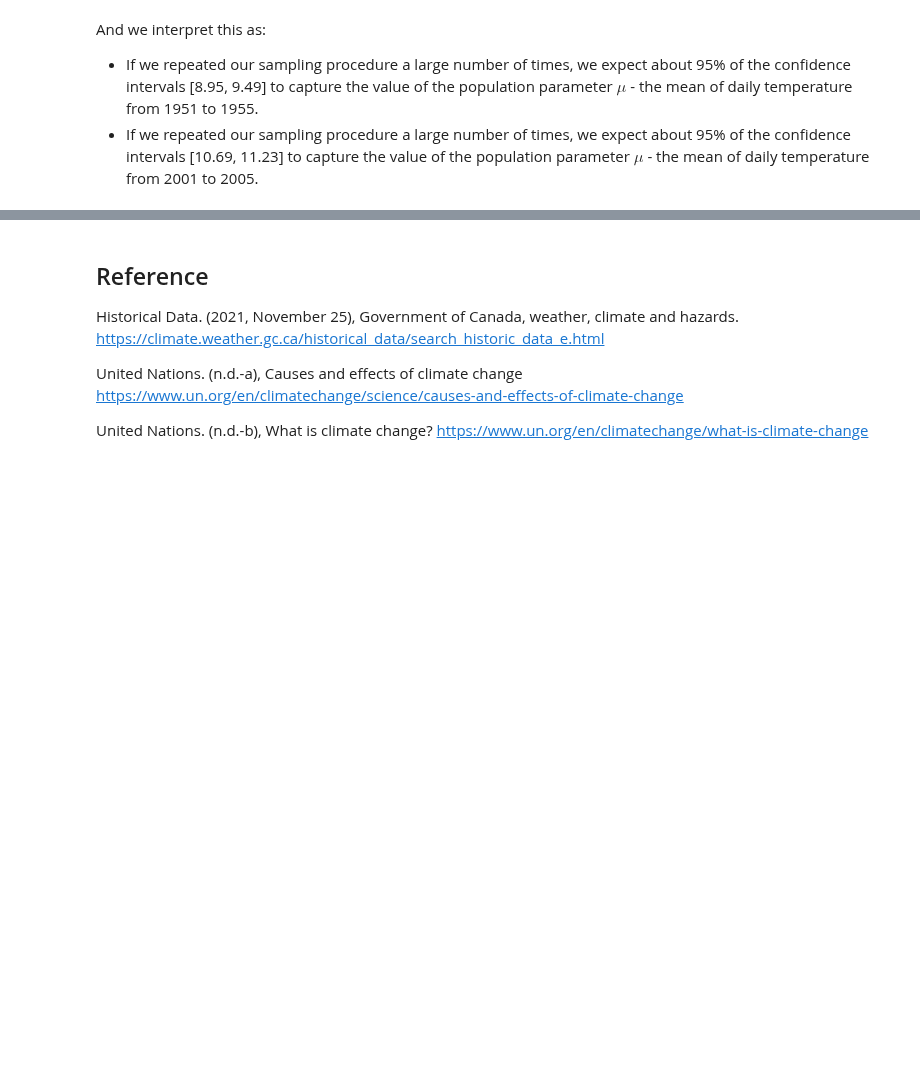
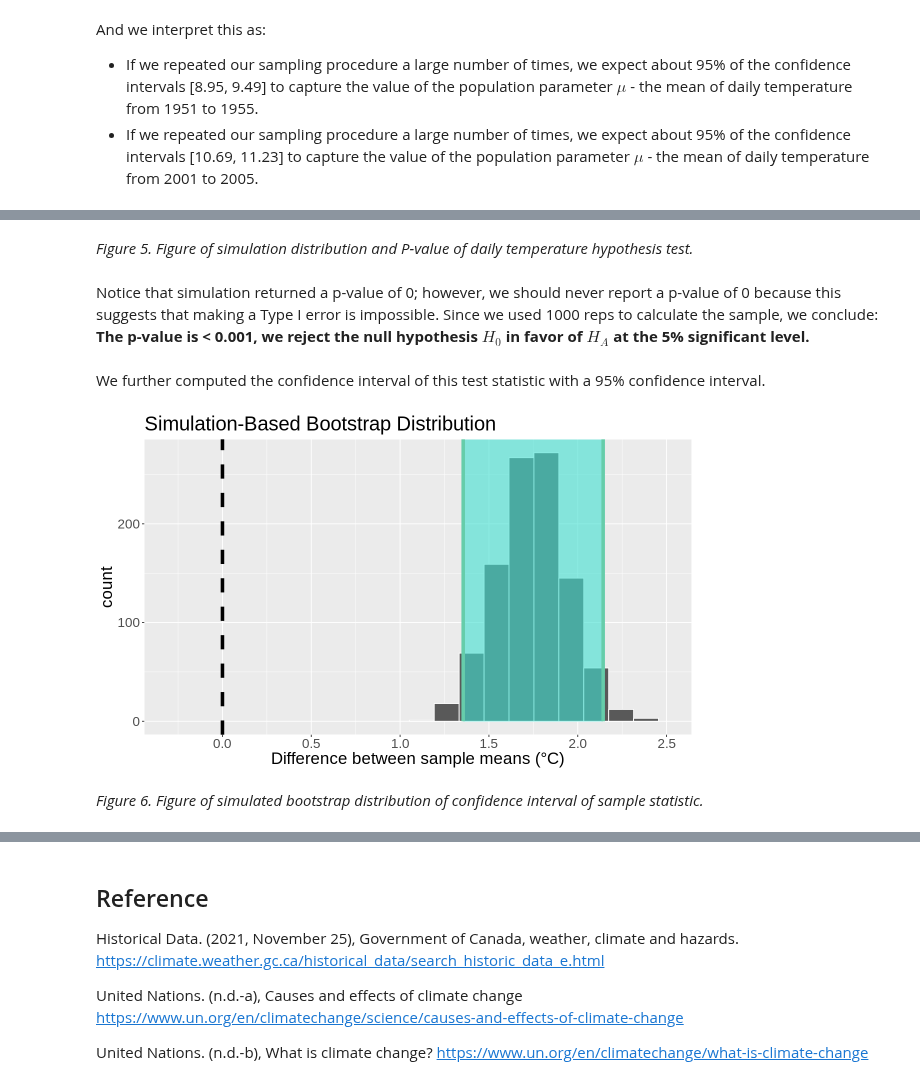
Before and after one commit to yxing6/STAT201-GroupProject-Climate, a Jupyter notebook: STAT201-Group17-ProjectProposal.ipynb, the cells around one changed output, grey strips where cells are left out. Cells and saved outputs as stored; diff of their text form; code cells hidden in the pictures; blank space fills up the shorter version.

```diff
--- a/STAT201-Group17-ProjectProposal.ipynb
+++ b/STAT201-Group17-ProjectProposal.ipynb
@@ -189,0 +225,31 @@ And we interpret this as:
+# %% [markdown]
+*Figure 5. Figure of simulation distribution and P-value of daily temperature hypothesis test.*
+# %% [markdown]
+Notice that simulation returned a p-value of 0; however, we should never report a p-value of 0 because this suggests that making a Type I error is impossible. Since we used 1000 reps to calculate the sample, we conclude:
+**The p-value is < 0.001, we reject the null hypothesis $H_0$ in favor of $H_A$ at the 5% significant level.**
+# %% [markdown]
+We further computed the confidence interval of this test statistic with a 95% confidence interval.
+# %%
+options(repr.plot.width = 10, repr.plot.height = 6)
+set.seed(100)
+diff_in_temp_bootstrap_dist <- station_temp %>%
+    specify(formula = Mean_Temp ~ Category) %>%
+    generate(reps = 1000, type = "bootstrap") %>%
+    calculate(stat = "diff in means", order = c("contemporary", "historical"))
+
+diff_in_temp_ci <-
+     diff_in_temp_bootstrap_dist %>%
+     get_confidence_interval(level = 0.95, type = "percentile")
+
+diff_in_temp_ci_plot <- diff_in_temp_bootstrap_dist %>%
+    visualize(bins = 10) +
+    shade_ci(diff_in_temp_ci) +
+    xlab("Difference between sample means (°C)") +
+    scale_x_continuous(limits = c(-0.3, 2.5)) +
+    geom_vline(xintercept = 0, size = 2, linetype = "dashed") +
+    theme(text = element_text(size = 20))
+diff_in_temp_ci_plot
+# %% [output]
+[figure, added]
+# %% [markdown]
+*Figure 6. Figure of simulated bootstrap distribution of confidence interval of sample statistic.*
```
Also changed, not shown: parts of 6 cells of this notebook.
